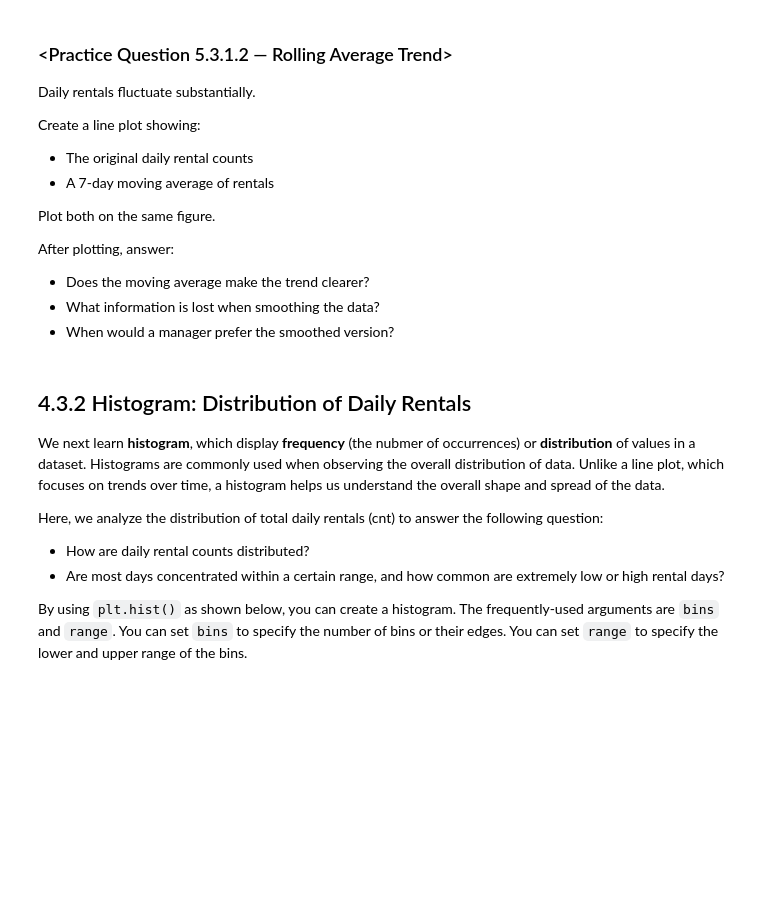
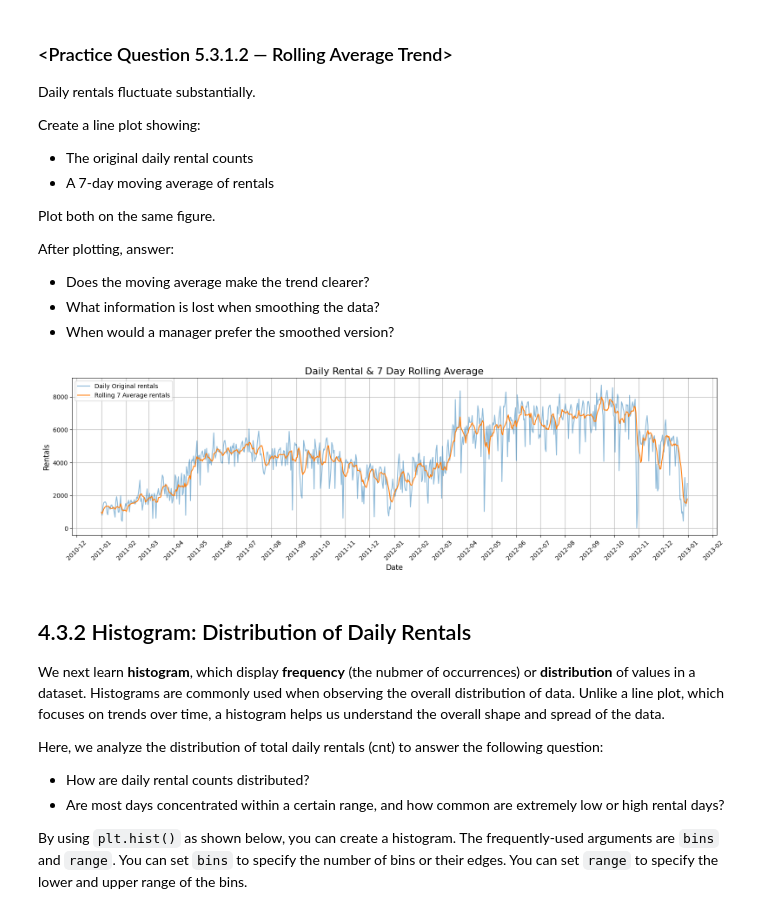
Before and after one commit to Mcpeking18/GCI-DS-COURSE, a Jupyter notebook: Lecture 4/lec4_notebook.ipynb, the cells around one changed output. Saved outputs shown, nothing was run; the diff lists cells and outputs as text; code cells hidden in the pictures; blank space fills up the shorter version.

```diff
--- a/Lecture 4/lec4_notebook.ipynb
+++ b/Lecture 4/lec4_notebook.ipynb
@@ -816,21 +820,29 @@ After plotting, answer:
 # %%
 # Solution
 
 # Calculate 7-day moving average
-df["rolling_7"] = # WRITE ME
+df["rolling_7"] = df["cnt"].rolling(window = 7,min_periods = 1).mean()
 
-plt.figure(figsize=(10, 5))
+plt.figure(figsize=(16, 5))
 
-# WRITE ME
+plt.plot(df["dteday"], df["cnt"],label="Daily Original rentals",alpha = 0.5)
+plt.plot(df["dteday"], df["rolling_7"],label="Rolling 7 Average rentals")
+
+plt.title("Daily Rental & 7 Day Rolling Average",fontsize = 16)
+plt.xlabel("Date",fontsize = 12)
+plt.ylabel("Rentals",fontsize = 12)
 
 # Monthly
 plt.gca().xaxis.set_major_locator(mdates.MonthLocator())
 plt.gca().xaxis.set_major_formatter(mdates.DateFormatter("%Y-%m"))
+plt.xticks(rotation = 45)
 
-# WRITE ME
-
+plt.legend()
+plt.grid(True)
 plt.tight_layout()
 plt.show()
+# %% [output]
+[figure, added]
 # %% [markdown]
 ## 4.3.2 Histogram: Distribution of Daily Rentals
 
```
Also changed, not shown: parts of 18 cells of this notebook.
